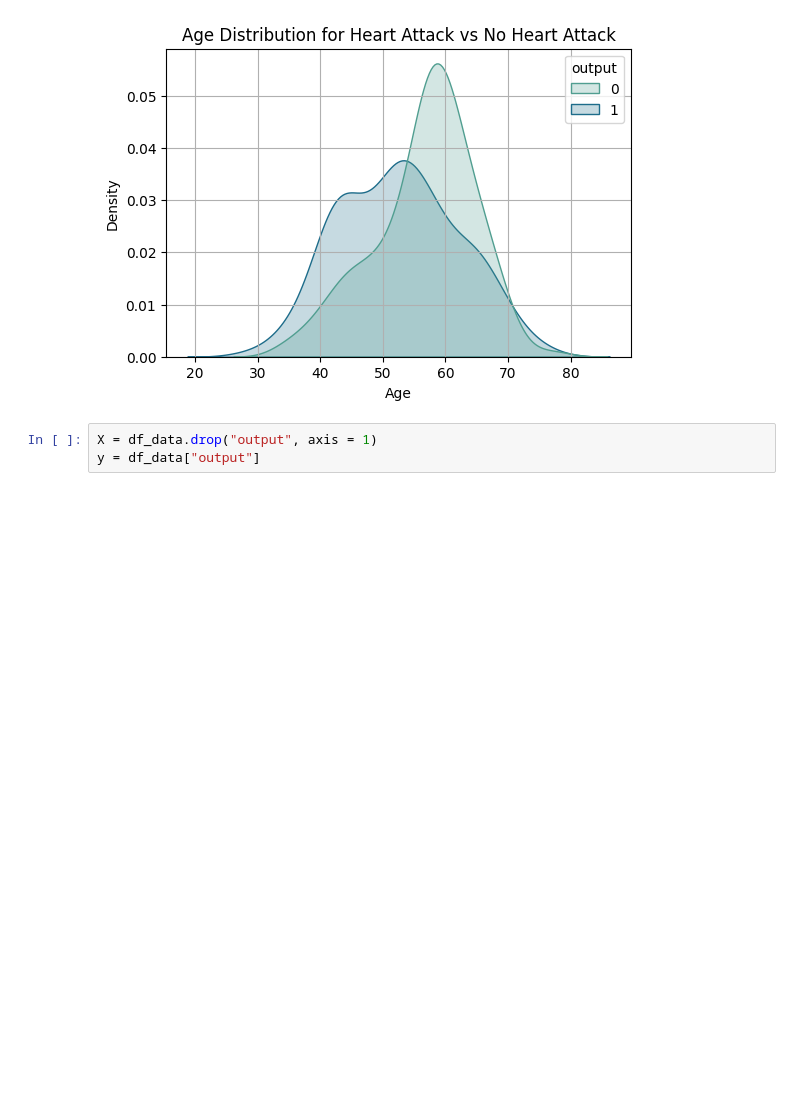
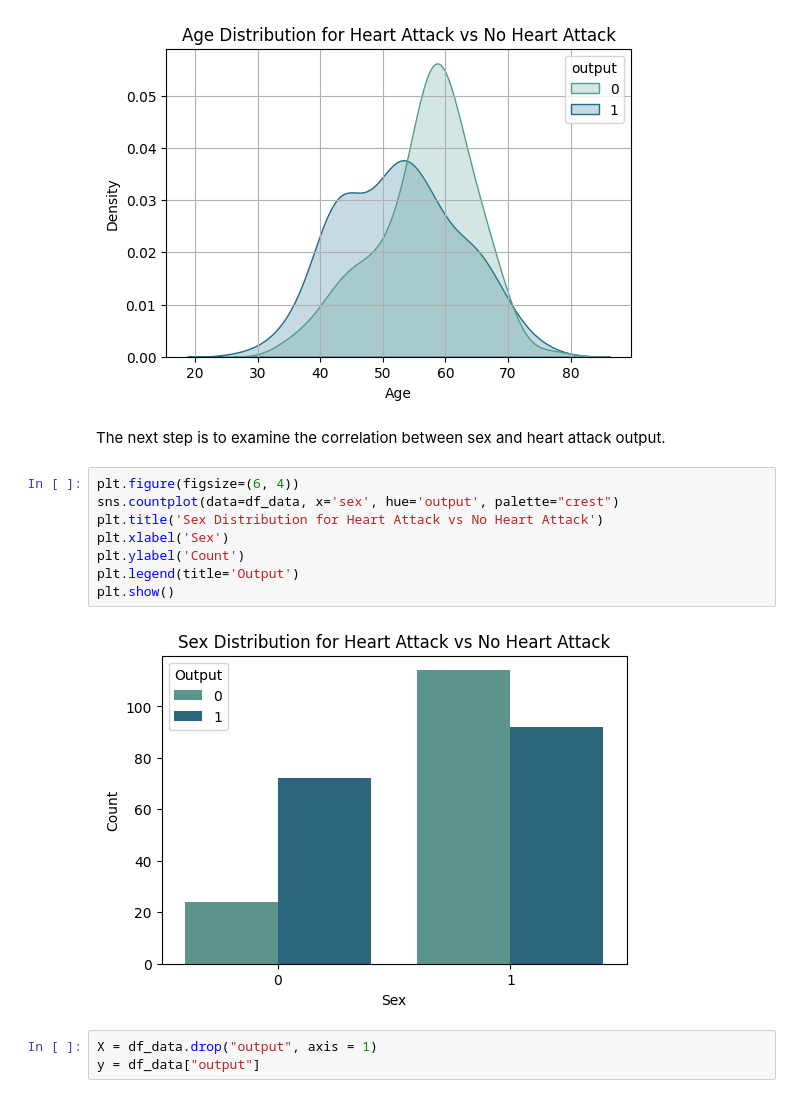
Before and after one commit to anyaachan/Heart-Attack-Prediction, a Jupyter notebook: code/main.ipynb, the cells around one changed output. Cells and saved outputs as stored; diff of their text form; blank space fills up the shorter version.

```diff
--- a/code/main.ipynb
+++ b/code/main.ipynb
@@ -182,6 +187,18 @@ plt.grid(True)
 plt.show()
 # %% [output]
 [figure]
+# %% [markdown]
+The next step is to examine the correlation between sex and heart attack output.
+# %%
+plt.figure(figsize=(6, 4))
+sns.countplot(data=df_data, x='sex', hue='output', palette="crest")
+plt.title('Sex Distribution for Heart Attack vs No Heart Attack')
+plt.xlabel('Sex')
+plt.ylabel('Count')
+plt.legend(title='Output')
+plt.show()
+# %% [output]
+[figure, added]
 # %%
 X = df_data.drop("output", axis = 1)
 y = df_data["output"]
```
Also changed, not shown: parts of 4 cells of this notebook.
